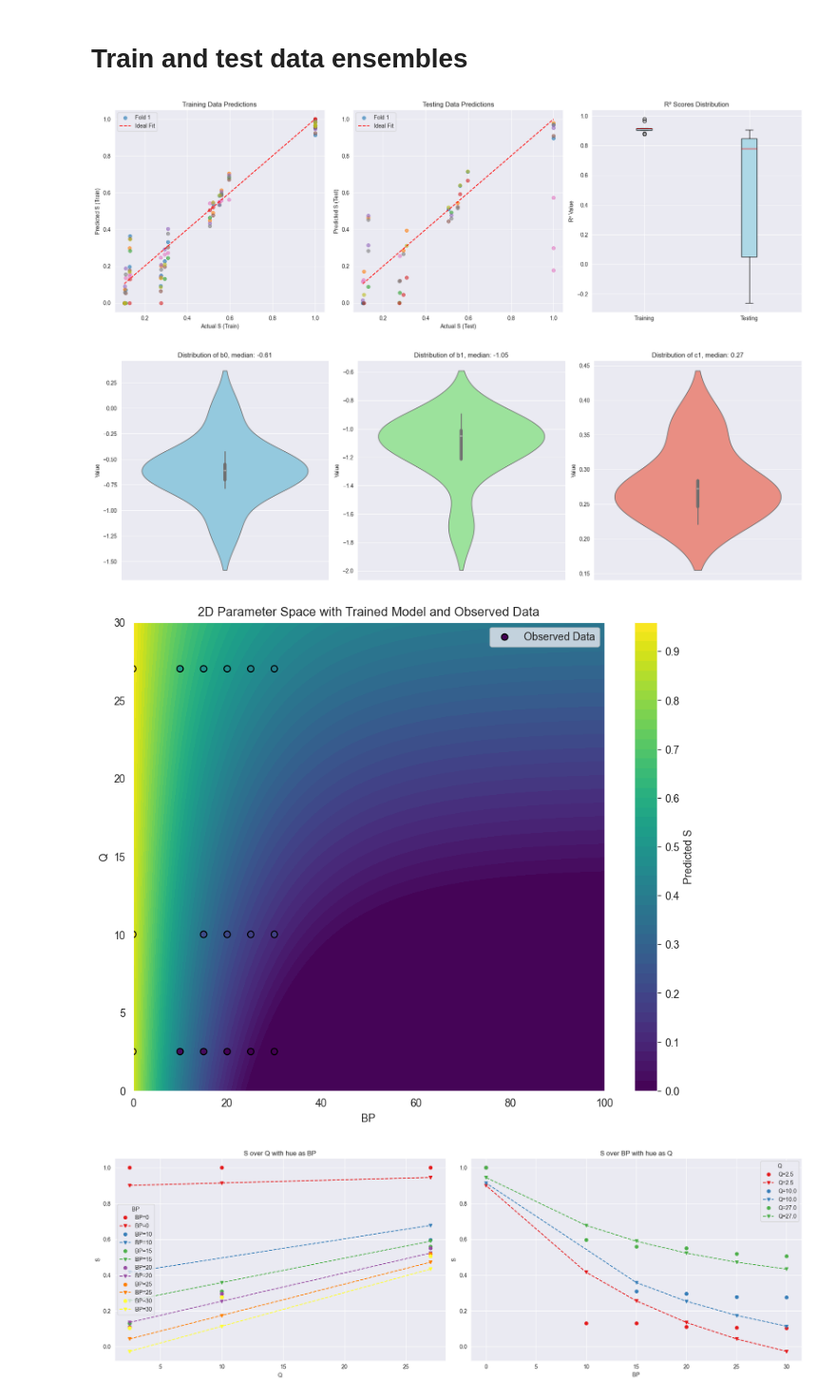
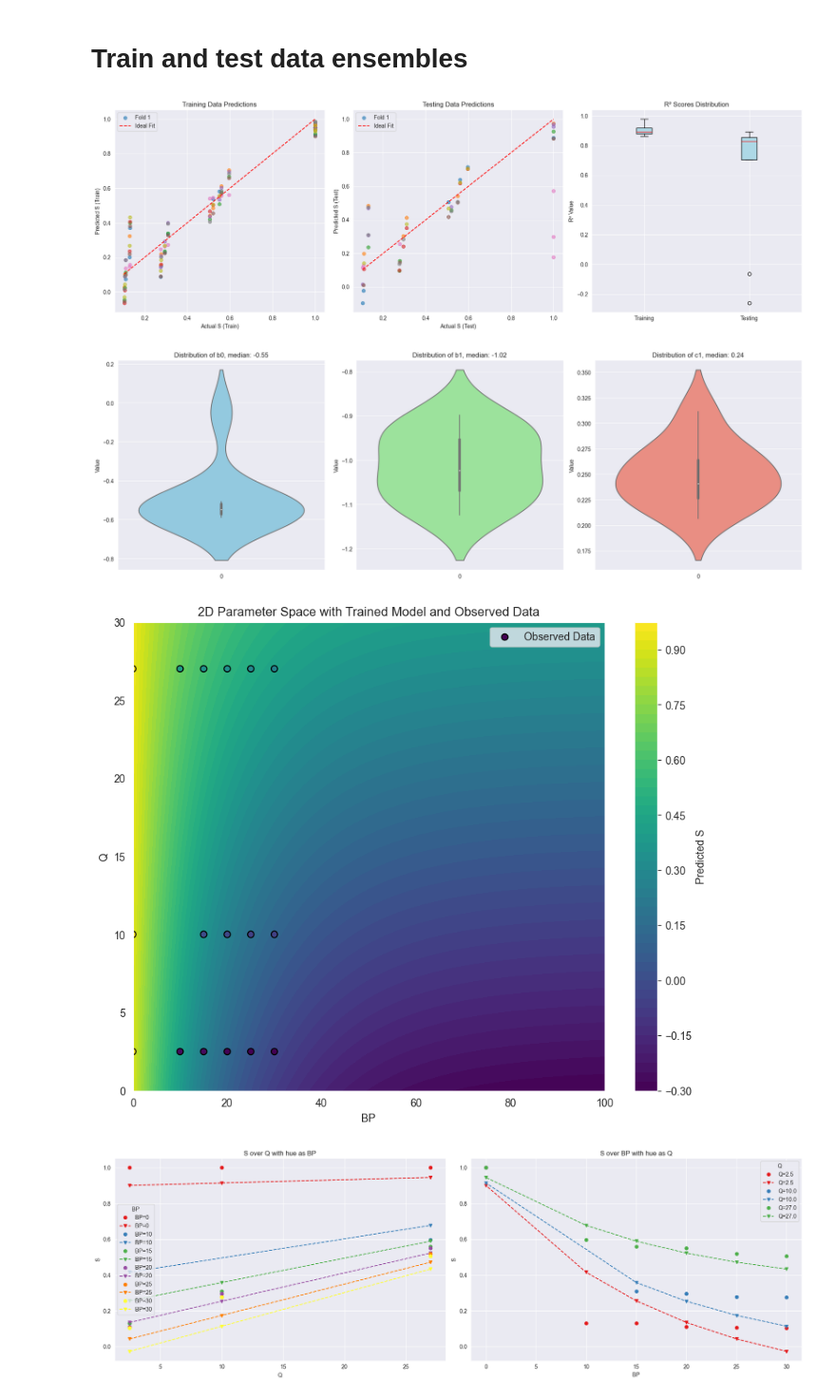
Before and after one commit to alBartig/PacketSWMM, a Jupyter notebook: apps/blockage_model.ipynb, the cells around one changed output. Shown at 95% size. Cells and saved outputs as stored; diff of their text form; code cells hidden in the pictures.

```diff
--- a/apps/blockage_model.ipynb
+++ b/apps/blockage_model.ipynb
@@ -34,7 +34,8 @@ df_settings = pd.DataFrame(data)
 def model_function(X, b0, b1, c1):
     BP, Q = X
     c = Q * c1
-    return np.maximum((1 - c) * np.exp(b0 * BP + b1) + c, 0)
+    # return np.maximum((1 - c) * np.exp(b0 * BP + b1) + c, 0)
+    return (1 - c) * np.exp(b0 * BP + b1) + c
 
 # Initial guesses for the parameters (these should be reasonable guesses based on your knowledge of the data)
 initial_guesses = [-3, 5, 0.2]
@@ -50,6 +51,10 @@ r2_test_scores = []
 b0_values = []
 b1_values = []
 c1_values = []
+
+# Standardize the BP and Q columns based on the training set
+scaler = StandardScaler()
+df_settings[['BP_standardized', 'Q_standardized']] = scaler.fit_transform(df_settings[['BP', 'Q']])
 
 # Colors for different folds
 colors = ['blue', 'green', 'orange']
@@ -62,11 +67,6 @@ for fold, (train_index, test_index) in enumerate(rkf.split(df_settings)):
     # Split the data into training and testing sets
     train_df = df_settings.iloc[train_index].copy()
     test_df = df_settings.iloc[test_index].copy()
-
-    # Standardize the BP and Q columns based on the training set
-    scaler = StandardScaler()
-    train_df[['BP_standardized', 'Q_standardized']] = scaler.fit_transform(train_df[['BP', 'Q']])
-    test_df[['BP_standardized', 'Q_standardized']] = scaler.transform(test_df[['BP', 'Q']])
 
     # Prepare the standardized input data for training and testing
     X_train_standardized = train_df[['BP_standardized', 'Q_standardized']].values.T
@@ -129,7 +129,7 @@ axes[2].set_ylabel('R² Value')
 plt.tight_layout()
 plt.show()
 # %% [output]
-[figure, old version]
+[figure, new version]
 # %%
 import seaborn as sns
 import matplotlib.pyplot as plt
@@ -157,7 +157,7 @@ axes[2].set_ylabel('Value')
 plt.tight_layout()
 plt.show()
 # %% [output]
-[figure, old version]
+[figure, new version]
 # %%
 import numpy as np
 import matplotlib.pyplot as plt
@@ -168,7 +168,8 @@ from sklearn.preprocessing import StandardScaler
 # Define the model function
 def model_function(BP, Q, b0, b1, c1):
     c = c1 * Q
-    return np.maximum((1 - c) * np.exp(b0 * BP + b1) + c, 0)
+    # return np.maximum((1 - c) * np.exp(b0 * BP + b1) + c, 0)
+    return (1 - c) * np.exp(b0 * BP + b1) + c
 
 # Parameters from the trained model
 b0 = -0.55
@@ -185,34 +186,34 @@ Q_values = np.linspace(0, 30, 200)
 BP_mesh, Q_mesh = np.meshgrid(BP_values, Q_values)
 
 # Flatten the meshgrid and combine for scaling
 BP_Q_combined = np.c_[BP_mesh.ravel(), Q_mesh.ravel()]
 
 # Standardize the combined meshgrid inputs
 BP_Q_scaled = scaler.transform(BP_Q_combined)
 
 # Reshape the scaled values back into meshgrid format
 BP_mesh_scaled = BP_Q_scaled[:, 0].reshape(BP_mesh.shape)
 Q_mesh_scaled = BP_Q_scaled[:, 1].reshape(Q_mesh.shape)
 
 # Compute the model predictions over the standardized parameter space
 S_mesh = model_function(BP_mesh_scaled, Q_mesh_scaled, b0, b1, c1)
 
 # Plotting the parameter space
 plt.figure(figsize=(10, 8))
 cp = plt.contourf(BP_mesh, Q_mesh, S_mesh, levels=50, cmap='viridis')
 plt.colorbar(cp, label='Predicted S')
 
 # Overlay the observed data as a scatter plot
 plt.scatter(df_settings['BP'], df_settings['Q'], c=df_settings['S'], cmap='viridis', edgecolor='black', label='Observed Data')
 
 # Labels and title
 plt.xlabel('BP')
 plt.ylabel('Q')
 plt.title('2D Parameter Space with Trained Model and Observed Data')
 plt.legend()
 plt.show()
 # %% [output]
-[figure, old version]
+[figure, new version]
 # %%
 import matplotlib.pyplot as plt
 
```
Also changed, not shown: 1 other file.
